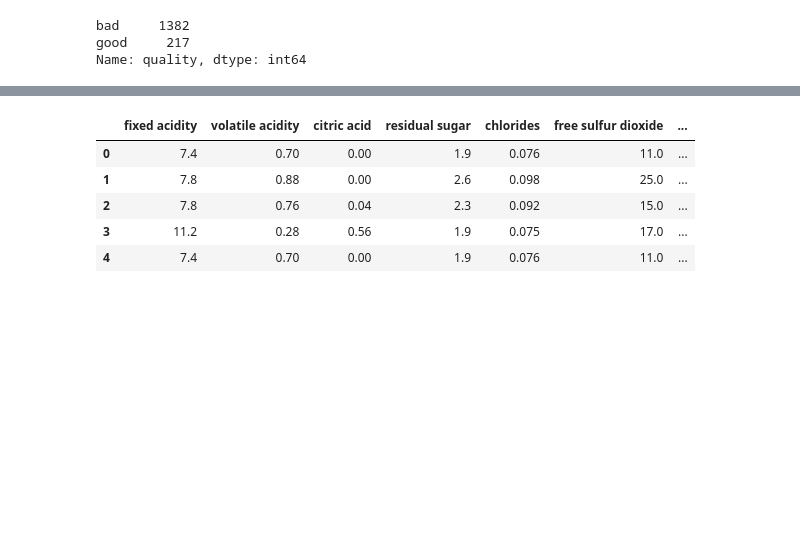
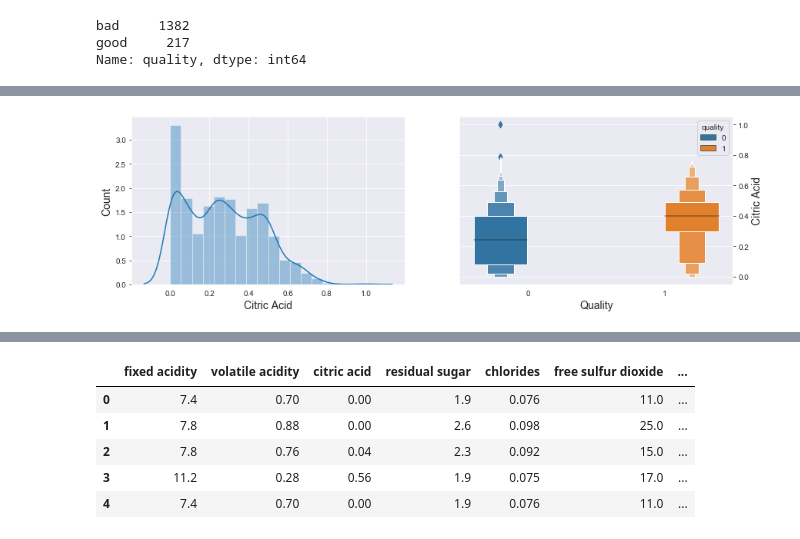
Before and after one commit to tolgahancepel/Comparative-Study-on-Machine-Learning-Algorithms, a Jupyter notebook: src/Classification/red-wine-quality.ipynb, the cells around one changed output, grey strips where cells are left out. Cells and saved outputs as stored; diff of their text form; code cells hidden in the pictures; blank space fills up the shorter version.

```diff
--- a/src/Classification/red-wine-quality.ipynb
+++ b/src/Classification/red-wine-quality.ipynb
@@ -99,0 +130,17 @@ sns.pairplot(dataset, hue = 'quality')
+# %%
+f, axes = plt.subplots(1,2,figsize=(14,4))
+
+sns.distplot(dataset['citric acid'], ax = axes[0])
+axes[0].set_xlabel('Citric Acid', fontsize=14)
+axes[0].set_ylabel('Count', fontsize=14)
+axes[0].yaxis.tick_left()
+
+sns.boxenplot(x = 'quality', y = 'citric acid', data = dataset, hue = 'quality',ax = axes[1])
+axes[1].set_xlabel('Quality', fontsize=14)
+axes[1].set_ylabel('Citric Acid', fontsize=14)
+axes[1].yaxis.set_label_position("right")
+axes[1].yaxis.tick_right()
+
+plt.show()
+# %% [output]
+[figure, added]
```
Also changed, not shown: parts of 24 cells of this notebook.
